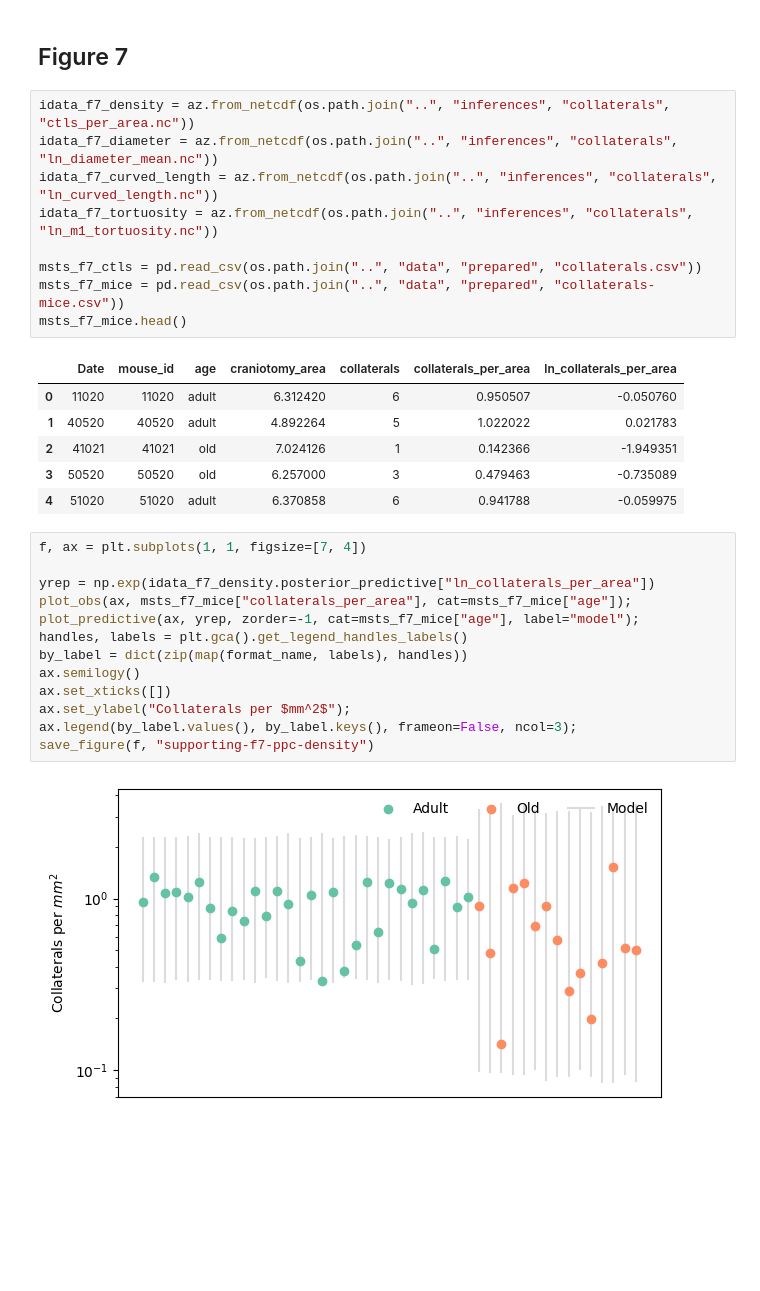
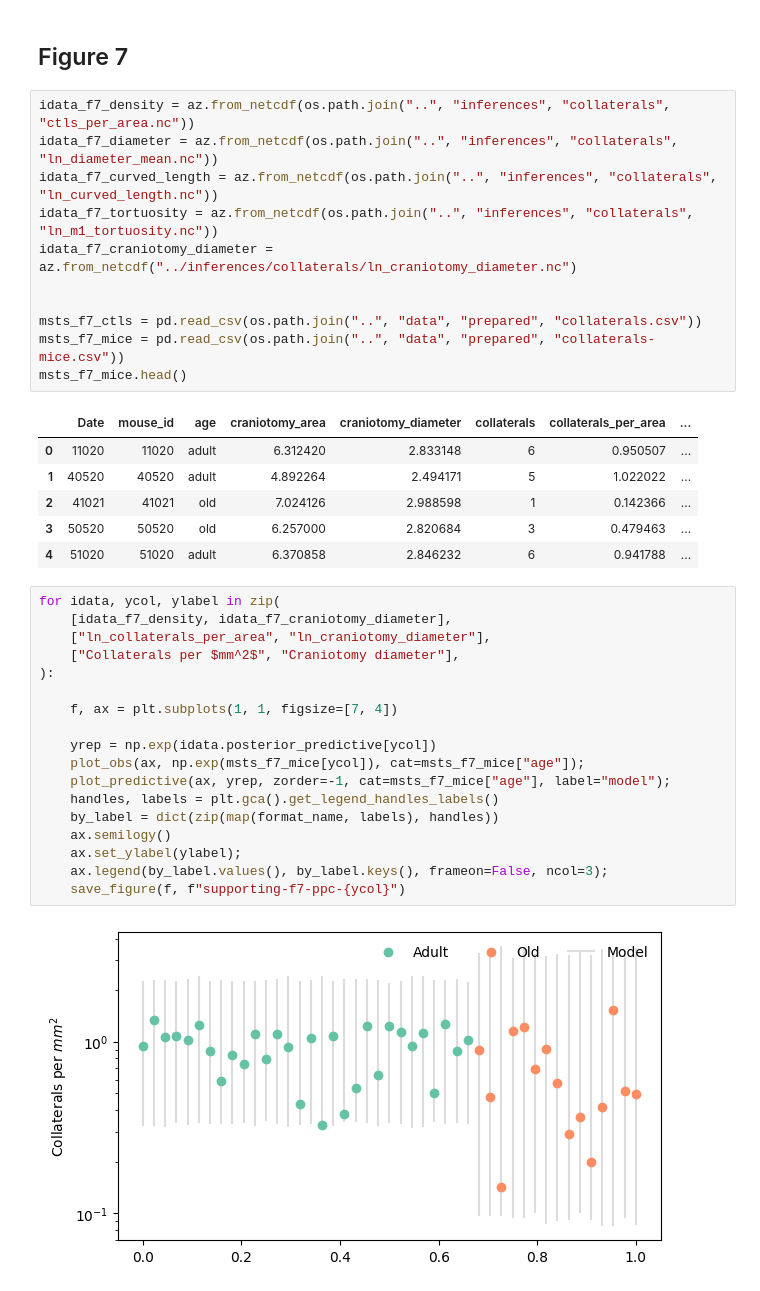
Before and after one commit to teddygroves/sphincter, a Jupyter notebook: sphincter/Supporting figures.ipynb, the cells around one changed output. Drawn from its saved outputs; the diff is of its cells as text; blank space fills up the shorter version.

```diff
--- a/sphincter/Supporting figures.ipynb
+++ b/sphincter/Supporting figures.ipynb
@@ -636,29 +636,36 @@ idata_f7_density = az.from_netcdf(os.path.join("..", "inferences", "collaterals"
 idata_f7_diameter = az.from_netcdf(os.path.join("..", "inferences", "collaterals", "ln_diameter_mean.nc"))
 idata_f7_curved_length = az.from_netcdf(os.path.join("..", "inferences", "collaterals", "ln_curved_length.nc"))
 idata_f7_tortuosity = az.from_netcdf(os.path.join("..", "inferences", "collaterals", "ln_m1_tortuosity.nc"))
+idata_f7_craniotomy_diameter = az.from_netcdf("../inferences/collaterals/ln_craniotomy_diameter.nc")
+
 
 msts_f7_ctls = pd.read_csv(os.path.join("..", "data", "prepared", "collaterals.csv"))
 msts_f7_mice = pd.read_csv(os.path.join("..", "data", "prepared", "collaterals-mice.csv"))
 msts_f7_mice.head()
 # %% [output]
-|  | Date | mouse_id | age | craniotomy_area | collaterals | collaterals_per_area | ln_collaterals_per_area |
-| 0 | 11020 | 11020 | adult | 6.312420 | 6 | 0.950507 | -0.050760 |
-| 1 | 40520 | 40520 | adult | 4.892264 | 5 | 1.022022 | 0.021783 |
-| 2 | 41021 | 41021 | old | 7.024126 | 1 | 0.142366 | -1.949351 |
-| 3 | 50520 | 50520 | old | 6.257000 | 3 | 0.479463 | -0.735089 |
-| 4 | 51020 | 51020 | adult | 6.370858 | 6 | 0.941788 | -0.059975 |
+|  | Date | mouse_id | age | craniotomy_area | craniotomy_diameter | collaterals | collaterals_per_area | ... |
+| 0 | 11020 | 11020 | adult | 6.312420 | 2.833148 | 6 | 0.950507 | ... |
+| 1 | 40520 | 40520 | adult | 4.892264 | 2.494171 | 5 | 1.022022 | ... |
+| 2 | 41021 | 41021 | old | 7.024126 | 2.988598 | 1 | 0.142366 | ... |
+| 3 | 50520 | 50520 | old | 6.257000 | 2.820684 | 3 | 0.479463 | ... |
+| 4 | 51020 | 51020 | adult | 6.370858 | 2.846232 | 6 | 0.941788 | ... |
 # %%
-f, ax = plt.subplots(1, 1, figsize=[7, 4])
+for idata, ycol, ylabel in zip(
+    [idata_f7_density, idata_f7_craniotomy_diameter],
+    ["ln_collaterals_per_area", "ln_craniotomy_diameter"],
+    ["Collaterals per $mm^2$", "Craniotomy diameter"],
+):
 
-yrep = np.exp(idata_f7_density.posterior_predictive["ln_collaterals_per_area"])
-plot_obs(ax, msts_f7_mice["collaterals_per_area"], cat=msts_f7_mice["age"]);
-plot_predictive(ax, yrep, zorder=-1, cat=msts_f7_mice["age"], label="model");
-handles, labels = plt.gca().get_legend_handles_labels()
-by_label = dict(zip(map(format_name, labels), handles))
-ax.semilogy()
-ax.set_xticks([])
-ax.set_ylabel("Collaterals per $mm^2$");
-ax.legend(by_label.values(), by_label.keys(), frameon=False, ncol=3);
-save_figure(f, "supporting-f7-ppc-density")
+    f, ax = plt.subplots(1, 1, figsize=[7, 4])
+
+    yrep = np.exp(idata.posterior_predictive[ycol])
+    plot_obs(ax, np.exp(msts_f7_mice[ycol]), cat=msts_f7_mice["age"]);
+    plot_predictive(ax, yrep, zorder=-1, cat=msts_f7_mice["age"], label="model");
+    handles, labels = plt.gca().get_legend_handles_labels()
+    by_label = dict(zip(map(format_name, labels), handles))
+    ax.semilogy()
+    ax.set_ylabel(ylabel);
+    ax.legend(by_label.values(), by_label.keys(), frameon=False, ncol=3);
+    save_figure(f, f"supporting-f7-ppc-{ycol}")
 # %% [output]
-[figure, old version]
+[figure, new version]
```
Also changed, not shown: parts of 3 cells of this notebook, 48 other files.
